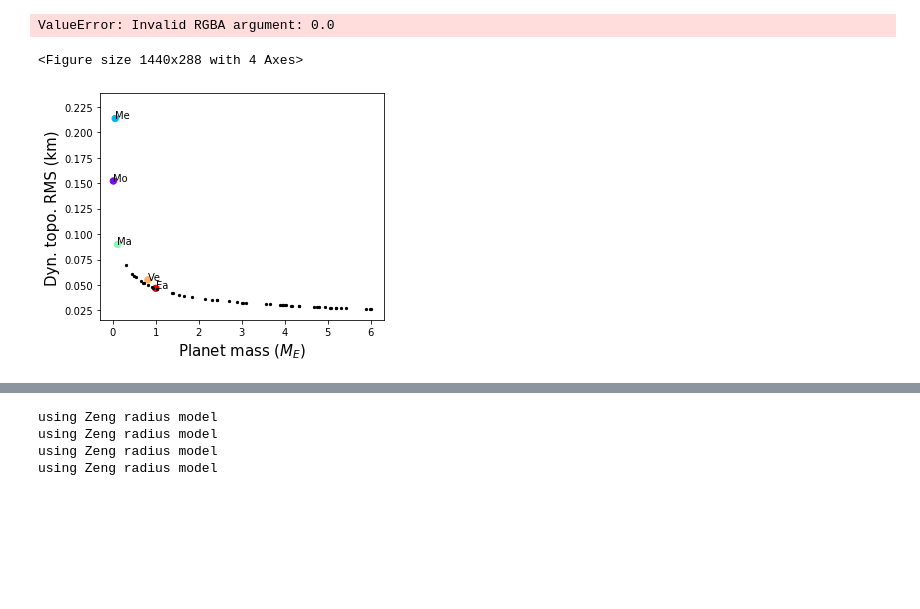
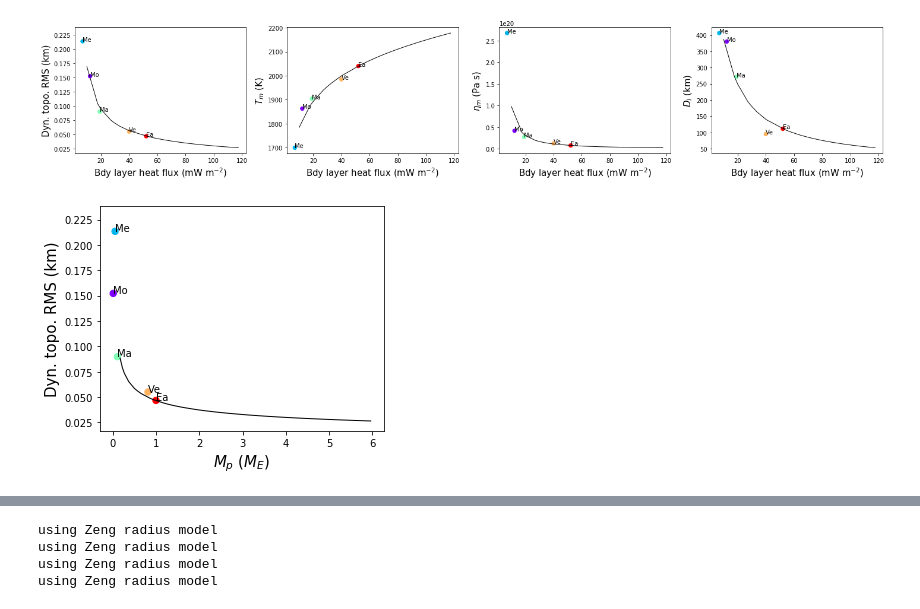
Before and after one commit to clairesworld/exo-top, a Jupyter notebook: top_model.ipynb, the cells around one changed output, grey strips where cells are left out. Saved outputs shown, nothing was run; the diff lists cells and outputs as text; code cells hidden in the pictures; blank space fills up the shorter version.

Commit message:
visc plots

```diff
--- a/top_model.ipynb
+++ b/top_model.ipynb
@@ -414,6 +420,7 @@ def plot_vs_x(planets, xname, ynames, planets2=None, fig=None, axes=None, labels
 ##### plot q_bl tradeoffs ######
 
 # planets = build_solarsystem()
+defaults = {'Ra_crit_u':450, 'c_m': 1142, 'k_lm':4, 'a_rh':2.54, 'alpha_m':2.5e-5}
 
 save=False
 ynames = {'dyn_top_rms':('Dyn. topo. RMS (km)', 1e-3),
@@ -422,34 +429,26 @@ ynames = {'dyn_top_rms':('Dyn. topo. RMS (km)', 1e-3),
          'D_l':('$D_l$ (km)', 1e-3),
         }
 xname = {'q_ubl':('Bdy layer heat flux (mW m$^{-2}$)', 1e3)}
-defaults = {'Ra_crit_u':450, 'c_m': 1142, 'k_lm':4, 'a_rh':2.54, 'alpha_m':2.5e-5}
-fig, axes = plot_vs_x(planets, xname=xname, ynames=ynames, labels=True, ls=None, ms='o', plots_save=False)
-
-moreplanets = bulk_planets(N=50, name='M_p', mini=0.3*p.M_E, maxi=6*p.M_E, **defaults)
-fig, axes = plot_vs_x(moreplanets, xname=xname, ynames=ynames,labels=False, c='k', ms=None,
-                      plots_save=save, fig=fig, axes=axes)
+moreplanets = bulk_planets(N=50, name='M_p', mini=0.05*p.M_E, maxi=6*p.M_E, **defaults)
+fig, axes = plot_vs_x(scplanets=planets, lplanets=moreplanets, xname=xname, ynames=ynames,
+                      labels=True, s=40, plots_save=True)
 # %% [output]
-ValueError: Invalid RGBA argument: 0.0
-<Figure size 1440x288 with 4 Axes>
+[figure, added]
 # %%
 ##### plot final evolution on single mass axis ######
 # planets = build_solarsystem()
 
-# create some default planets just varying mass
+# TODO: add datapoints from literature on SS
 
-names = {'dyn_top_rms':('Dyn. topo. RMS (km)', 1e-3),
-         #'q_sfc':('$q_{sfc}$ (mW m$^{-2}$)',1e3),
-         #'urey':('Urey ratio',1),
-        }
-fig, axes = plot_vs_mass(planets, names, labels=True, s=40, plots_save=False)
 
+ynames = {'dyn_top_rms':('Dyn. topo. RMS (km)', 1e-3)}
+xname = {'M_p':('$M_p$ ($M_E$)', p.M_E**-1)}
 defaults = {'Ra_crit_u':450, 'c_m':1142, 'k_lm':4, 'a_rh':2.54, 'alpha_m':2.5e-5}
-
-moreplanets = bulk_planets(N=50, name='M_p', mini=0.3*p.M_E, maxi=6*p.M_E, **defaults)
-fig, axes = plot_vs_mass(moreplanets, names, labels=False, c='k', s=5,
-                         plots_save=True, fig=fig, axes=axes)
+moreplanets = bulk_planets(N=50, name='M_p', mini=0.05*p.M_E, maxi=6*p.M_E, **defaults)
+fig, axes = plot_vs_x(scplanets=planets, lplanets=moreplanets, xname=xname, ynames=ynames,
+                      labels=True, s=40, plots_save=True)
 # %% [output]
-[figure, old version]
+[figure, new version]
 # %%
 ######  test effect of changing reference viscosity on Earth
 
```
Also changed, not shown: parts of 4 cells of this notebook.
